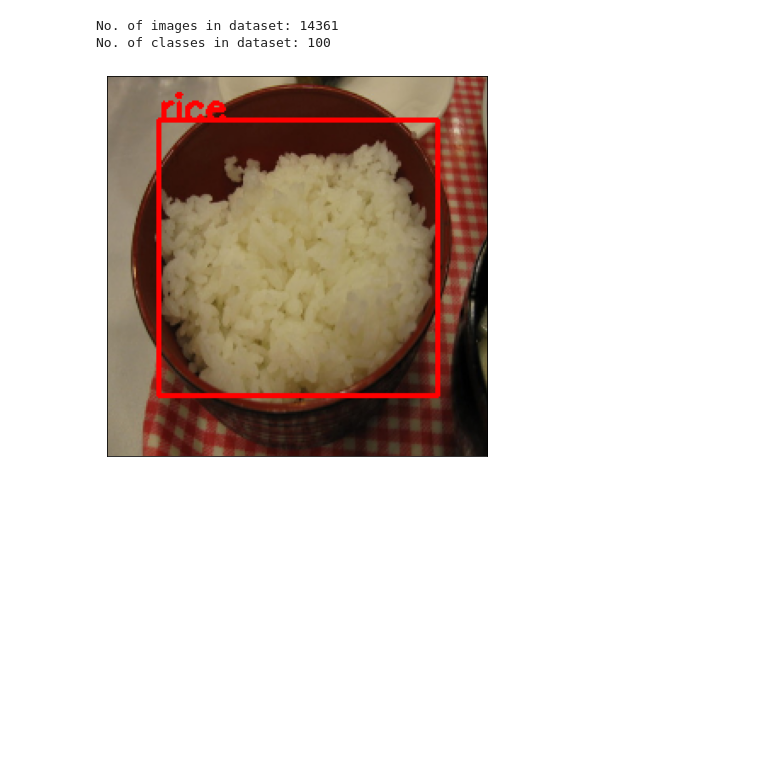
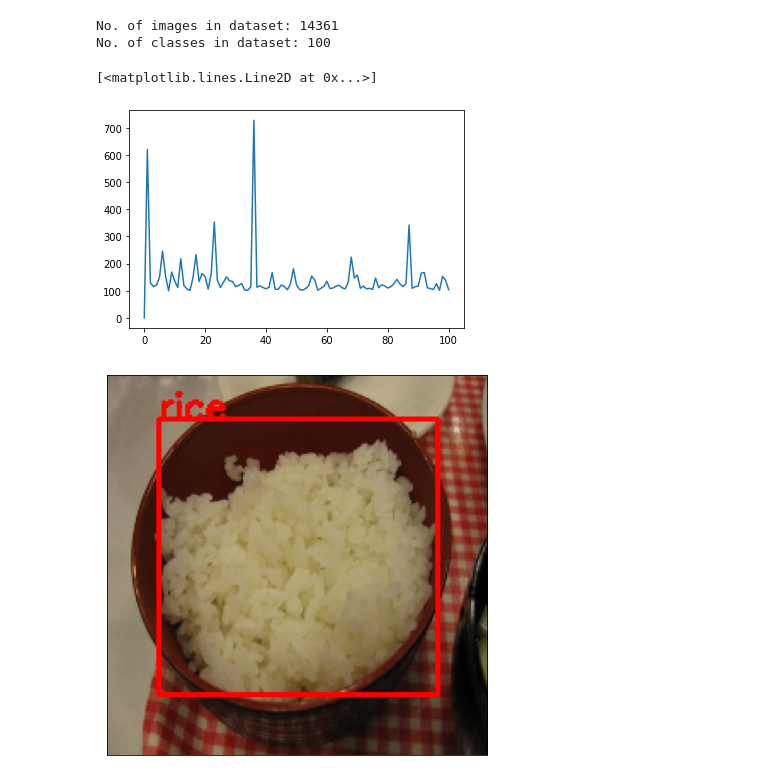
Before and after one commit to himanshuagarwal190/Food-Tracker, a Jupyter notebook: Visualization_FoodTracker.ipynb, the cells around one changed output. Drawn from its saved outputs; the diff is of its cells as text; code cells hidden in the pictures; blank space fills up the shorter version.

```diff
--- a/Visualization_FoodTracker.ipynb
+++ b/Visualization_FoodTracker.ipynb
@@ -74,6 +76,15 @@ print('No. of images in dataset: {}\nNo. of classes in dataset: {}'.format(len(i
 # %% [output]
 No. of images in dataset: 14361
 No. of classes in dataset: 100
+# %%
+n_classes = [0 for i in range(101)]
+for i in range(len(targets)):
+  index = targets[i]['labels'].data
+  n_classes[index] += 1
+plt.plot(n_classes)
+# %% [output]
+[<matplotlib.lines.Line2D at 0x...>]
+[figure, added]
 # %%
 def detection_box(images, targets):
   n = [134, 1143, 3567, 5887, 6785, 9954]
```
Also changed, not shown: parts of 3 cells of this notebook.
